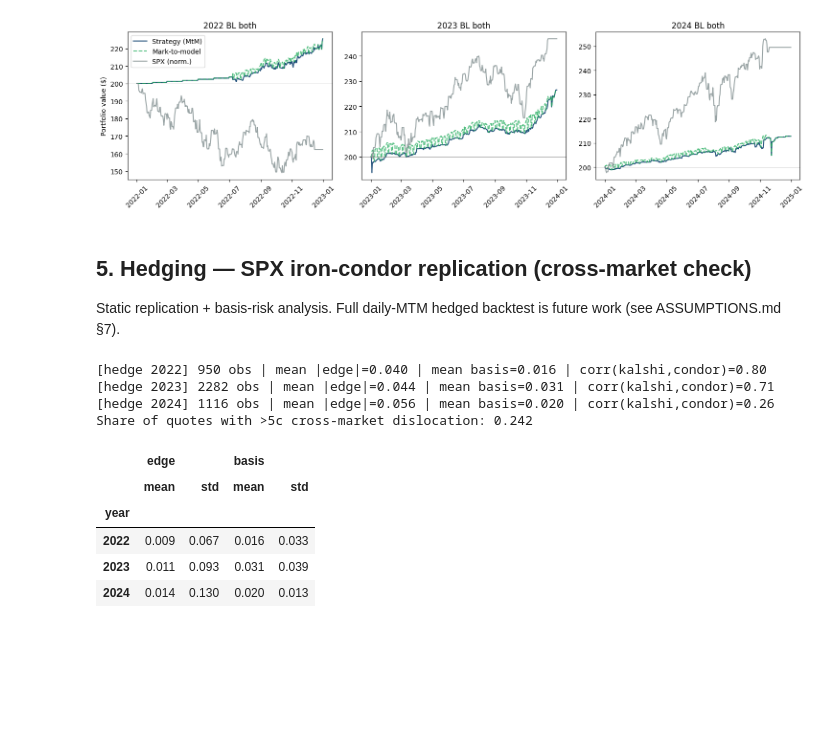
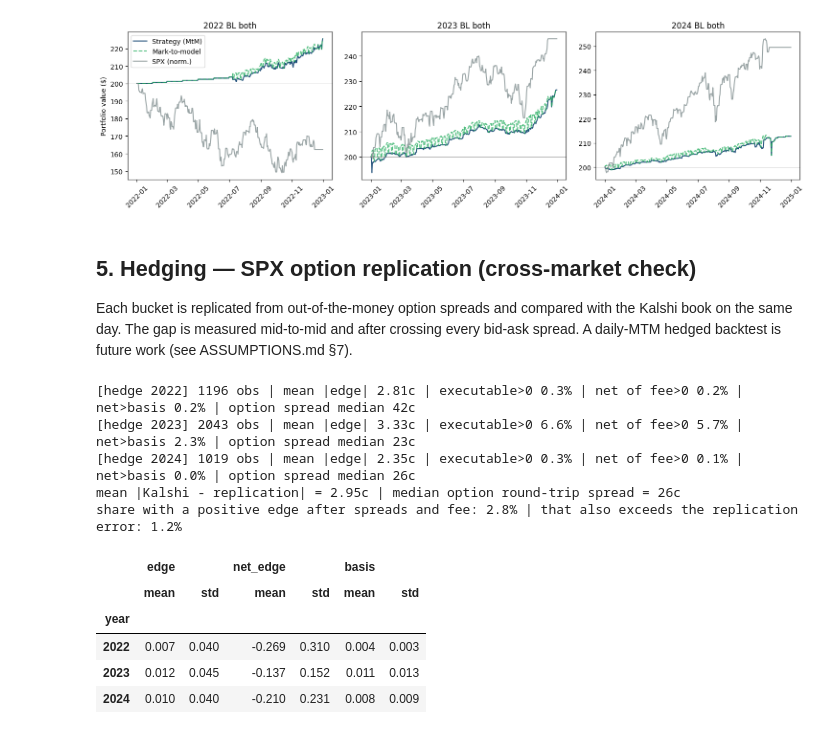
Before and after one commit to tej100/kalshi-stat-arb, a Jupyter notebook: notebooks/01_pipeline.ipynb, the cells around one changed output. Drawn from its saved outputs; the diff is of its cells as text; code cells hidden in the pictures; blank space fills up the shorter version.

Commit message:
rebuild hedging check with otm replication, same-day quotes and executable edge

```diff
--- a/notebooks/01_pipeline.ipynb
+++ b/notebooks/01_pipeline.ipynb
@@ -106,23 +106,25 @@ plt.tight_layout(); plt.savefig(config.ARTIFACT_DIR / 'equity_curves_bl.png', dp
 # %% [output]
 [figure]
 # %% [markdown]
-## 5. Hedging — SPX iron-condor replication (cross-market check)
-Static replication + basis-risk analysis. Full daily-MTM hedged backtest is
-future work (see ASSUMPTIONS.md §7).
+## 5. Hedging — SPX option replication (cross-market check)
+Each bucket is replicated from out-of-the-money option spreads and compared with the Kalshi book on the same day. The gap is measured mid-to-mid and after crossing every bid-ask spread. A daily-MTM hedged backtest is future work (see ASSUMPTIONS.md §7).
 # %%
 frames = [hedging.analyze_year(chain, kalshi, y) for y in config.YEARS]
 for y, f in zip(config.YEARS, frames): f['year'] = y
 allh = pd.concat(frames)
-print('Share of quotes with >5c cross-market dislocation:', round((allh['edge'].abs() > 0.05).mean(), 3))
-allh.groupby('year')[['edge','basis']].agg(['mean','std']).round(3)
+s = hedging.summarize_edges(allh)
+print(f"mean |Kalshi - replication| = {s['mean_abs_edge']*100:.2f}c | median option round-trip spread = {s['median_option_spread']*100:.0f}c")
+print(f"share with a positive edge after spreads and fee: {s['share_net_positive']*100:.1f}% | that also exceeds the replication error: {s['share_net_beats_basis']*100:.1f}%")
+allh.groupby('year')[['edge','net_edge','basis']].agg(['mean','std']).round(3)
 # %% [output]
-[hedge 2022] 950 obs | mean |edge|=0.040 | mean basis=0.016 | corr(kalshi,condor)=0.80
-[hedge 2023] 2282 obs | mean |edge|=0.044 | mean basis=0.031 | corr(kalshi,condor)=0.71
-[hedge 2024] 1116 obs | mean |edge|=0.056 | mean basis=0.020 | corr(kalshi,condor)=0.26
-Share of quotes with >5c cross-market dislocation: 0.242
+[hedge 2022] 1196 obs | mean |edge| 2.81c | executable>0 0.3% | net of fee>0 0.2% | net>basis 0.2% | option spread median 42c
+[hedge 2023] 2043 obs | mean |edge| 3.33c | executable>0 6.6% | net of fee>0 5.7% | net>basis 2.3% | option spread median 23c
+[hedge 2024] 1019 obs | mean |edge| 2.35c | executable>0 0.3% | net of fee>0 0.1% | net>basis 0.0% | option spread median 26c
+mean |Kalshi - replication| = 2.95c | median option round-trip spread = 26c
+share with a positive edge after spreads and fee: 2.8% | that also exceeds the replication error: 1.2%
-|  | edge |  | basis |  |
-|  | mean | std | mean | std |
-| year |  |  |  |  |
-| 2022 | 0.009 | 0.067 | 0.016 | 0.033 |
-| 2023 | 0.011 | 0.093 | 0.031 | 0.039 |
-| 2024 | 0.014 | 0.130 | 0.020 | 0.013 |
+|  | edge |  | net_edge |  | basis |  |
+|  | mean | std | mean | std | mean | std |
+| year |  |  |  |  |  |  |
+| 2022 | 0.007 | 0.040 | -0.269 | 0.310 | 0.004 | 0.003 |
+| 2023 | 0.012 | 0.045 | -0.137 | 0.152 | 0.011 | 0.013 |
+| 2024 | 0.010 | 0.040 | -0.210 | 0.231 | 0.008 | 0.009 |
```
Also changed, not shown: 8 other files.
